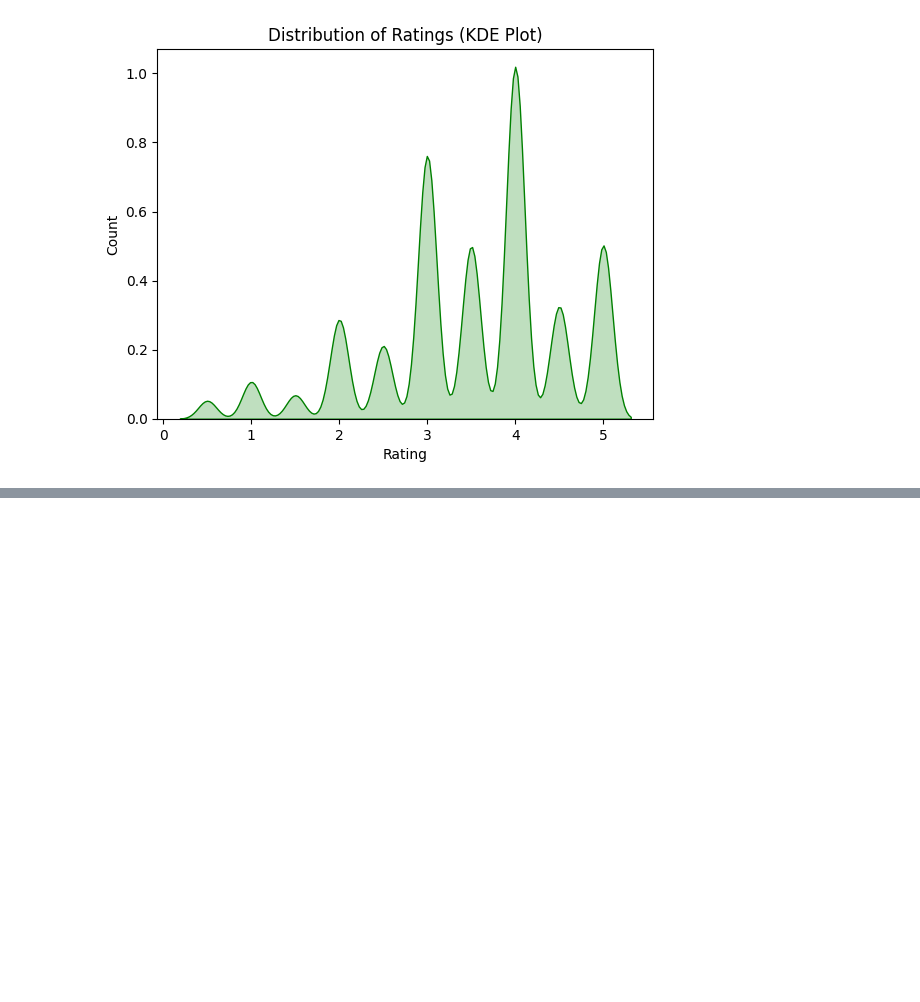
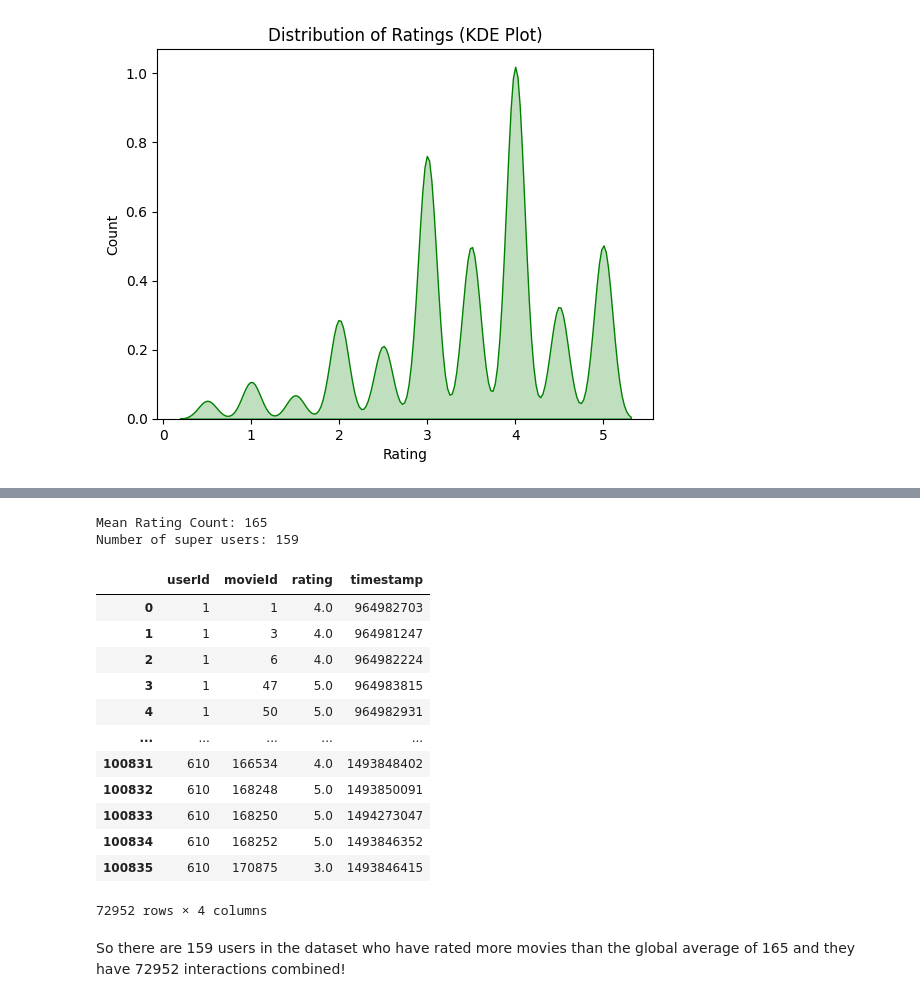
Before and after one commit to bhaskrr/next-gen-recommenders, a Jupyter notebook: notebooks/01_eda.ipynb, the cells around one changed output, grey strips where cells are left out. Drawn from its saved outputs; the diff is of its cells as text; code cells hidden in the pictures; blank space fills up the shorter version.

Commit message:
added user activity analysis

```diff
--- a/notebooks/01_eda.ipynb
+++ b/notebooks/01_eda.ipynb
@@ -130,0 +134,3 @@ plt.show()
+# %%
+ratings_per_user = ratings.groupby('userId')['rating'].agg(['count'])
+ratings_per_user
@@ -130,0 +182,28 @@ plt.show()
+# %%
+mean_rating_count = int(ratings_per_user["count"].mean())
+print("Mean Rating Count:", mean_rating_count)
+
+# Find super users (counts >= mean)
+super_user_idx = ratings_per_user[ratings_per_user["count"] >= mean_rating_count].index
+
+print("Number of super users:", len(super_user_idx))
+
+ratings[ratings["userId"].isin(super_user_idx)]
+# %% [output]
+Mean Rating Count: 165
+Number of super users: 159
+|  | userId | movieId | rating | timestamp |
+| 0 | 1 | 1 | 4.0 | 964982703 |
+| 1 | 1 | 3 | 4.0 | 964981247 |
+| 2 | 1 | 6 | 4.0 | 964982224 |
+| 3 | 1 | 47 | 5.0 | 964983815 |
+| 4 | 1 | 50 | 5.0 | 964982931 |
+| ... | ... | ... | ... | ... |
+| 100831 | 610 | 166534 | 4.0 | 1493848402 |
+| 100832 | 610 | 168248 | 5.0 | 1493850091 |
+| 100833 | 610 | 168250 | 5.0 | 1494273047 |
+| 100834 | 610 | 168252 | 5.0 | 1493846352 |
+| 100835 | 610 | 170875 | 3.0 | 1493846415 |
+72952 rows × 4 columns
+# %% [markdown]
+So there are 159 users in the dataset who have rated more movies than the global average of 165 and they have 72952 interactions combined!
```
Also changed, not shown: parts of 7 cells of this notebook.
